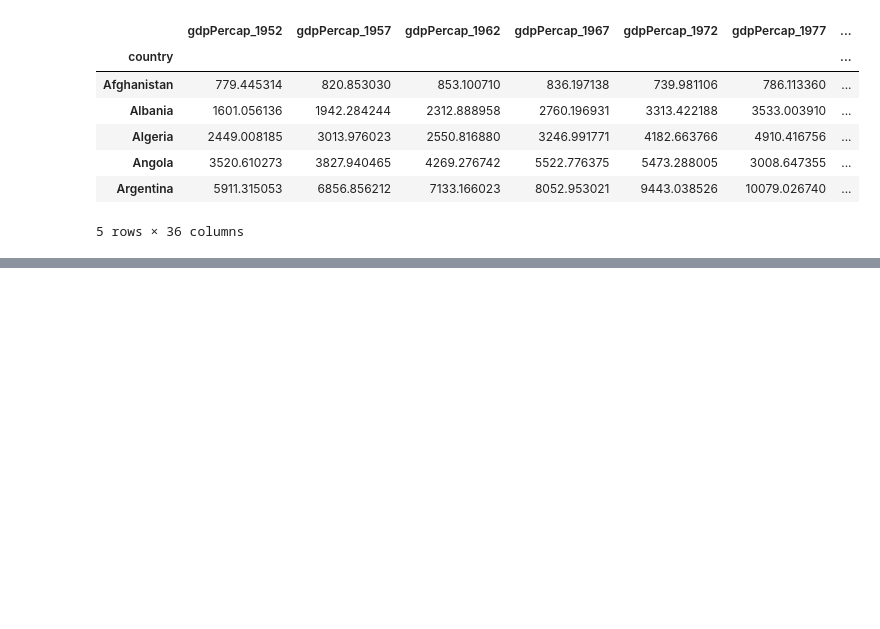
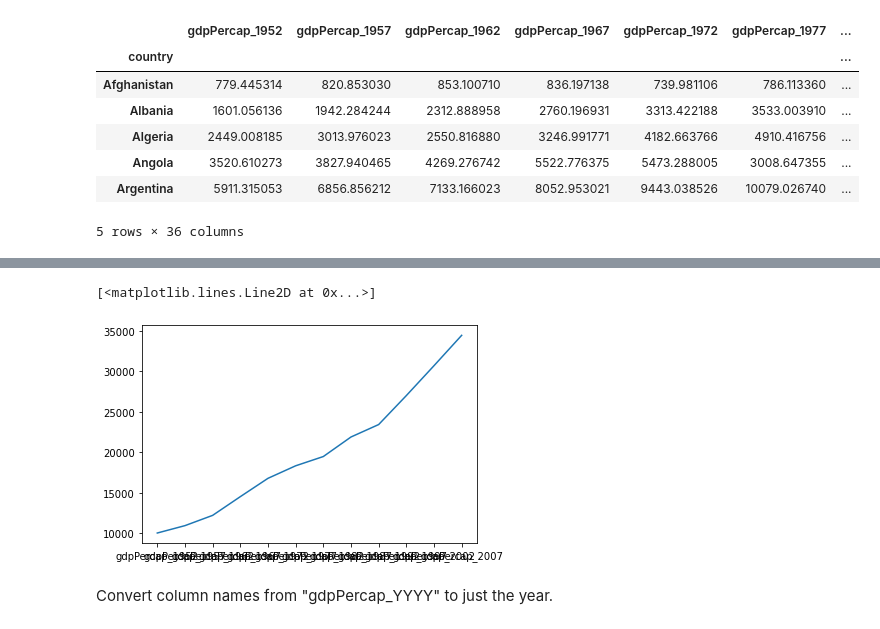
Before and after one commit to j23414/temp_swcarp_python, a Jupyter notebook: Basic.ipynb, the cells around one changed output, grey strips where cells are left out. Saved outputs shown, nothing was run; the diff lists cells and outputs as text; code cells hidden in the pictures; blank space fills up the shorter version.

Commit message:
plotting

```diff
--- a/Basic.ipynb
+++ b/Basic.ipynb
@@ -182,0 +218,4 @@ summarydata
+# %%
+data = pd.read_csv("data/gapminder_gdp_oceania.csv", index_col= 'country')
+
+data
@@ -182,0 +243,7 @@ summarydata
+# %%
+plt.plot(data.iloc[0,:])     # need to either switch xy or rotate x axis
+# %% [output]
+[<matplotlib.lines.Line2D at 0x...>]
+[figure, added]
+# %% [markdown]
+Convert column names from "gdpPercap_YYYY" to just the year.
```
Also changed, not shown: parts of 25 cells of this notebook, 1 other file.
